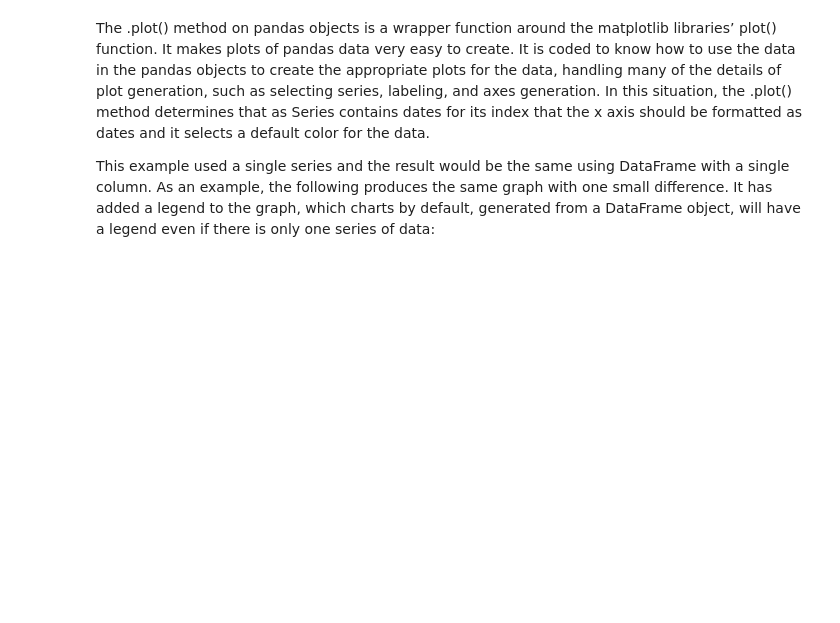
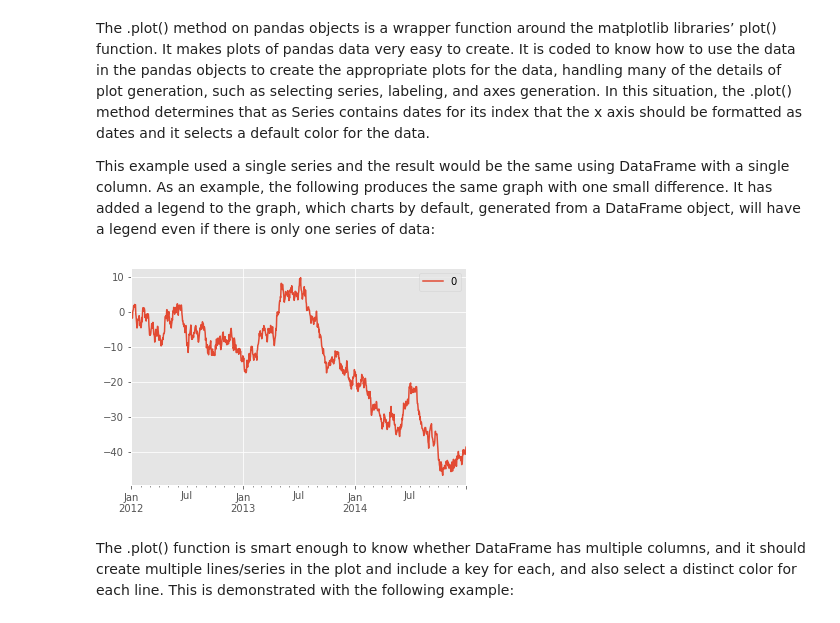
Before and after one commit to apkap83/Pandas_Notes, a Jupyter notebook: Learning_Pandas_Chapter_11 - Visualization.ipynb, the cells around one changed output. Drawn from its saved outputs; the diff is of its cells as text; code cells hidden in the pictures; blank space fills up the shorter version.

```diff
--- a/Learning_Pandas_Chapter_11 - Visualization.ipynb
+++ b/Learning_Pandas_Chapter_11 - Visualization.ipynb
@@ -106,3 +106,14 @@ the data.</p><p>This example used a single series and the result would be the sa
 a single column. As an example, the following produces the same graph with one small
 difference. It has added a legend to the graph, which charts by default, generated from a
 DataFrame object, will have a legend even if there is only one series of data:</p>
+# %%
+# a DataFrame with a single column will produce
+# the same plot as plotting the Series it is created from
+walk_df = pd.DataFrame(walk_ts)
+walk_df.plot();
+# %% [output]
+[figure, added]
+# %% [markdown]
+The .plot() function is smart enough to know whether DataFrame has multiple columns,
+and it should create multiple lines/series in the plot and include a key for each, and also
+select a distinct color for each line. This is demonstrated with the following example:
```
Also changed, not shown: parts of 5 cells of this notebook.
